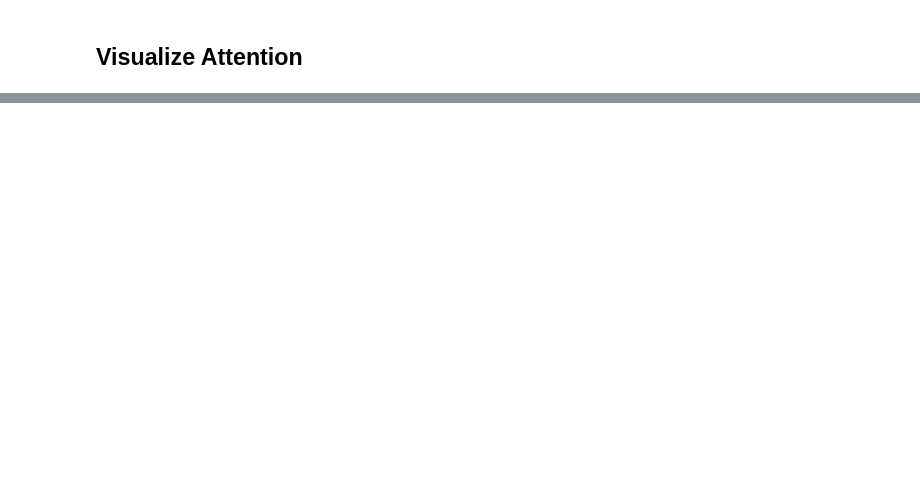
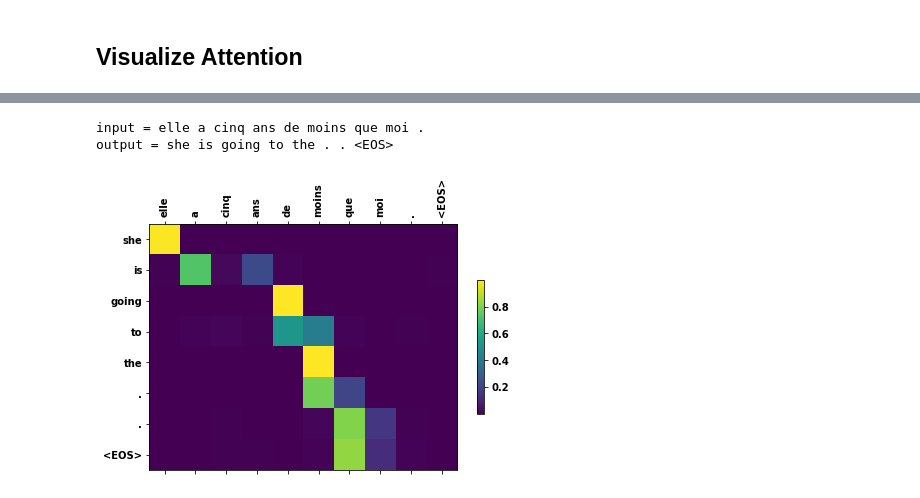
Before and after one commit to msank00/pytorch_seq2seq_model_nlproc, a Jupyter notebook: seq2seq_pytorch_official.ipynb, the cells around one changed output, grey strips where cells are left out. Drawn from its saved outputs; the diff is of its cells as text; code cells hidden in the pictures; blank space fills up the shorter version.

```diff
--- a/seq2seq_pytorch_official.ipynb
+++ b/seq2seq_pytorch_official.ipynb
@@ -512,0 +590,6 @@ output = he s a of a . <EOS>
+# %%
+evaluateAndShowAttention("elle a cinq ans de moins que moi .")
+# %% [output]
+input = elle a cinq ans de moins que moi .
+output = she is going to the . . <EOS>
+[figure, added]
```
Also changed, not shown: parts of 25 cells of this notebook, 9 other files.
